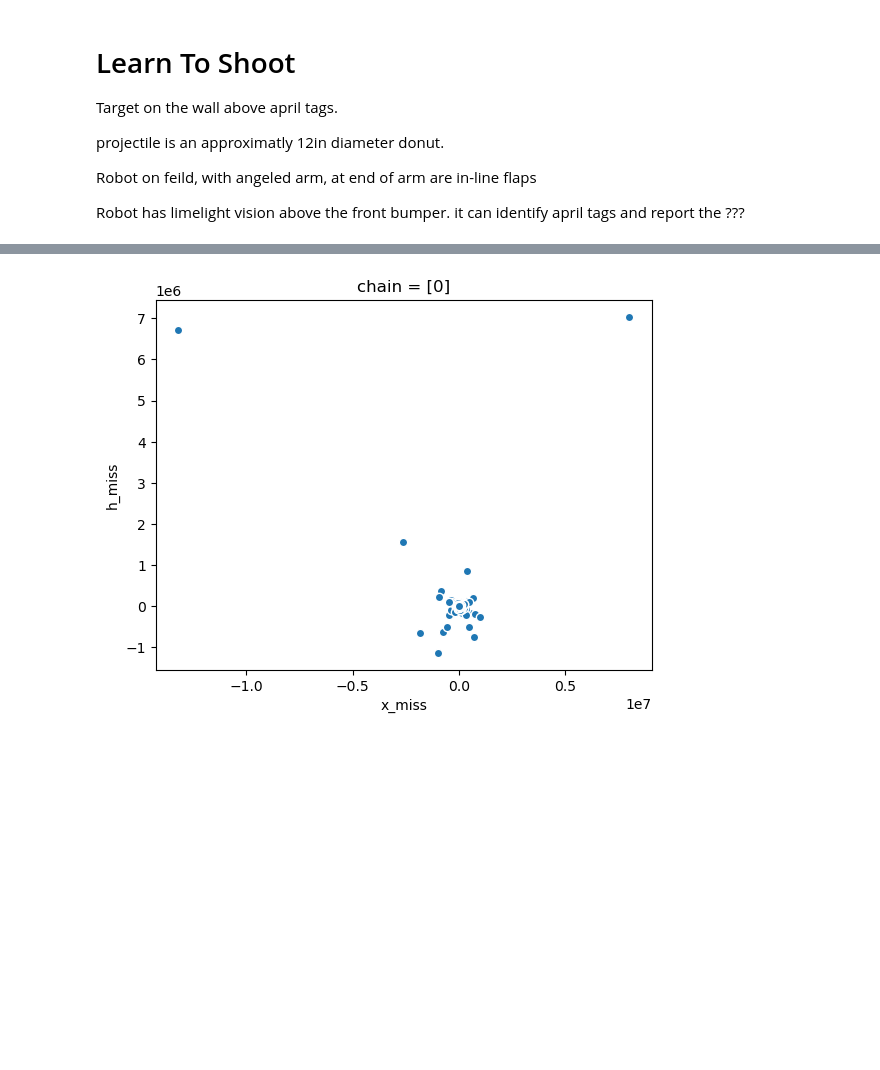
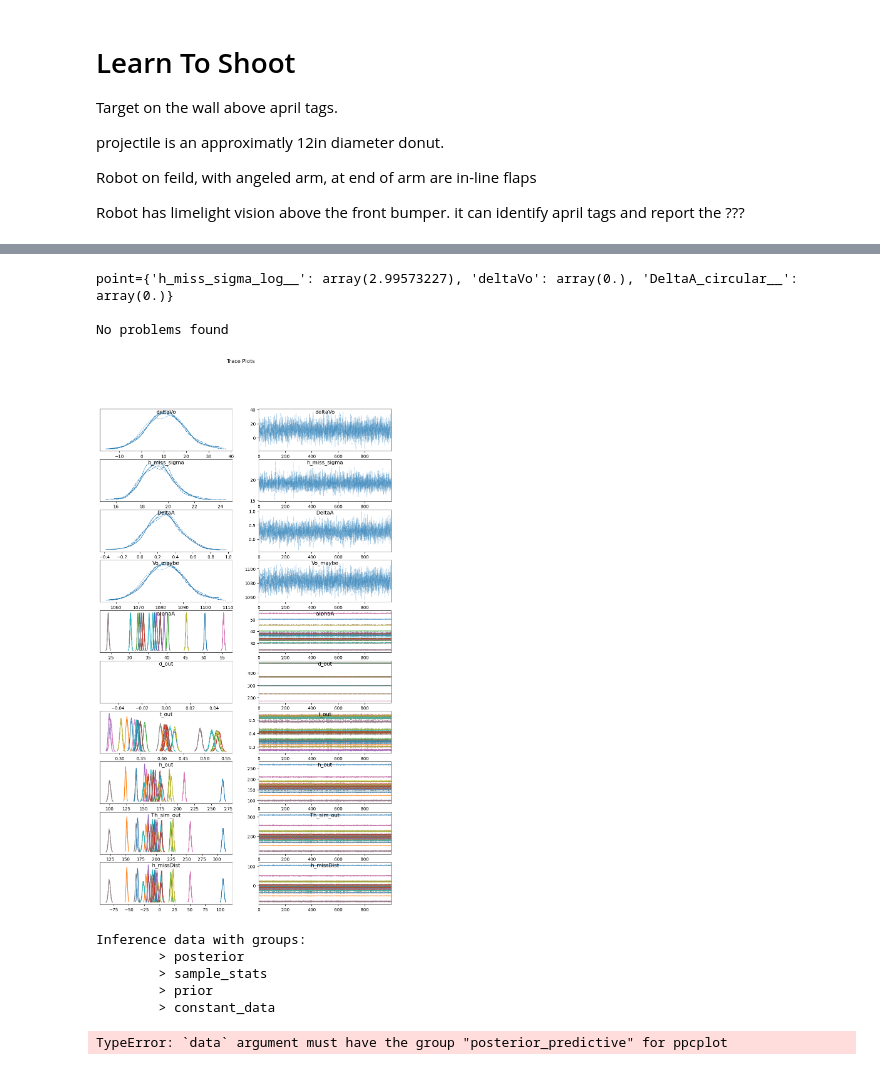
Before and after one commit to wmbelk/LearnToShoot, a Jupyter notebook: Cres_Shooter.ipynb, the cells around one changed output, grey strips where cells are left out. Drawn from its saved outputs; the diff is of its cells as text; code cells hidden in the pictures; blank space fills up the shorter version.

```diff
--- a/Cres_Shooter.ipynb
+++ b/Cres_Shooter.ipynb
@@ -118,0 +224,2 @@ Sampling: [BetaF, Vo, alphaA, alphaF, alphaR, h_miss, h_miss_sigma, x_miss, x_mi
+# %%
+idata.extend(pm.sample(model=generate, draws=1000, tune=1000))
@@ -124,8 +240,21 @@ Inference data with groups:
         > prior_predictive
         > observed_data
         > constant_data
-# %%
-idata.prior_predictive.plot.scatter(x='x_miss', y= 'h_miss')
-plt.show()
-# %% [output]
-[figure, removed]
+# %%
+generate.debug(verbose=True)
+# %% [output]
+point={'h_miss_sigma_log__': array(2.99573227), 'deltaVo': array(0.), 'DeltaA_circular__': array(0.)}
+
+No problems found
+# %%
+az.plot_trace(idata)
+plt.subplots_adjust(top=0.9)
+plt.suptitle("Trace Plots")
+
+# Ad_groundd space for titles to each subplot
+for ax in plt.gcf().get_axes():
+    ax.set_title(ax.get_title(), pad=-10)
+
+plt.show()
+# %% [output]
+[figure, added]
@@ -131,0 +263,13 @@ plt.show()
+# %%
+idata
+# %% [output]
+Inference data with groups:
+        > posterior
+        > sample_stats
+        > prior
+        > constant_data
+# %%
+az.plot_ppc(idata, var_names=[ 'h_miss'])
+plt.show()
+# %% [output]
+TypeError: `data` argument must have the group "posterior_predictive" for ppcplot
```
Also changed, not shown: parts of 15 cells of this notebook, 1 other file.
